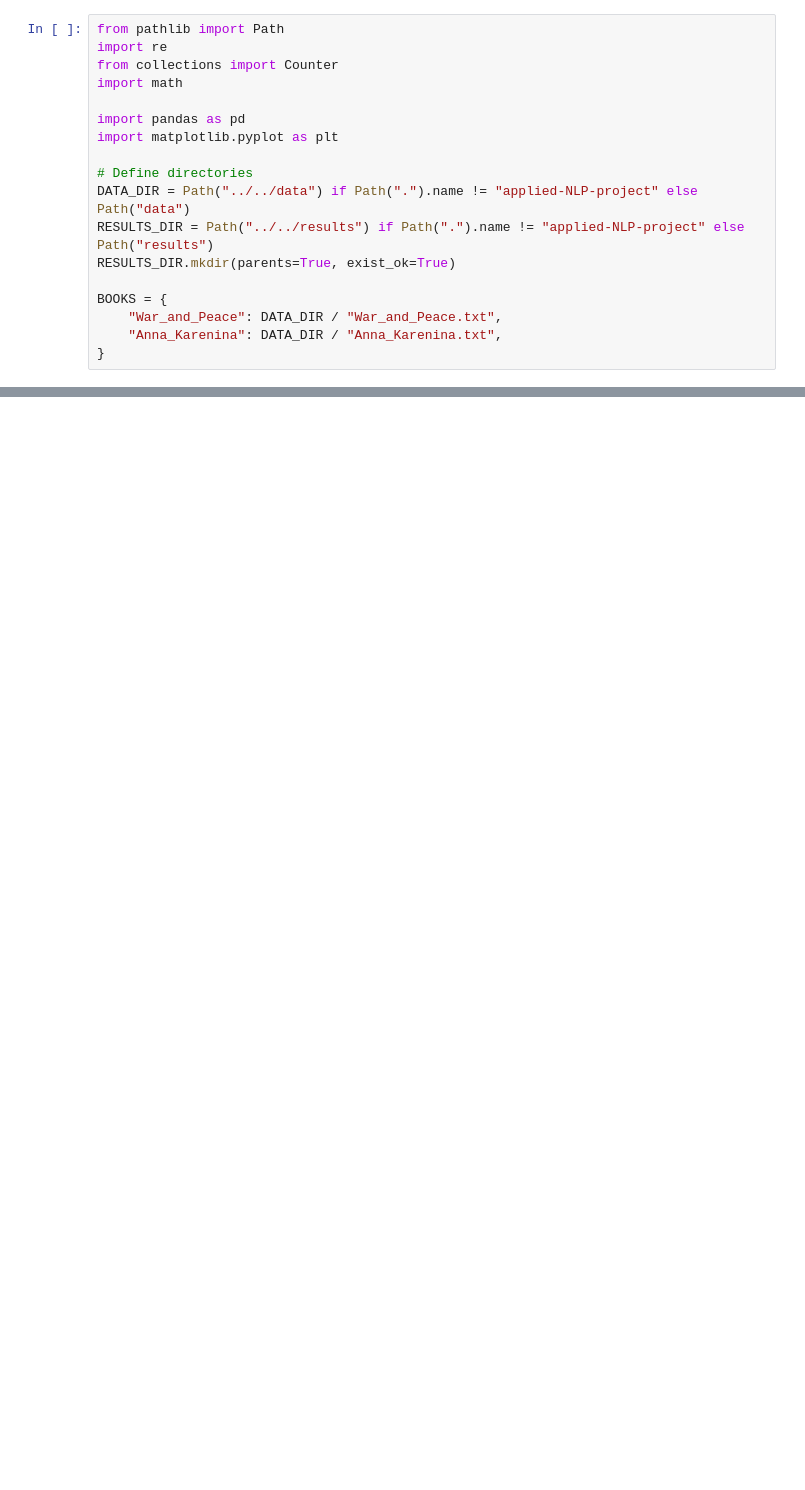
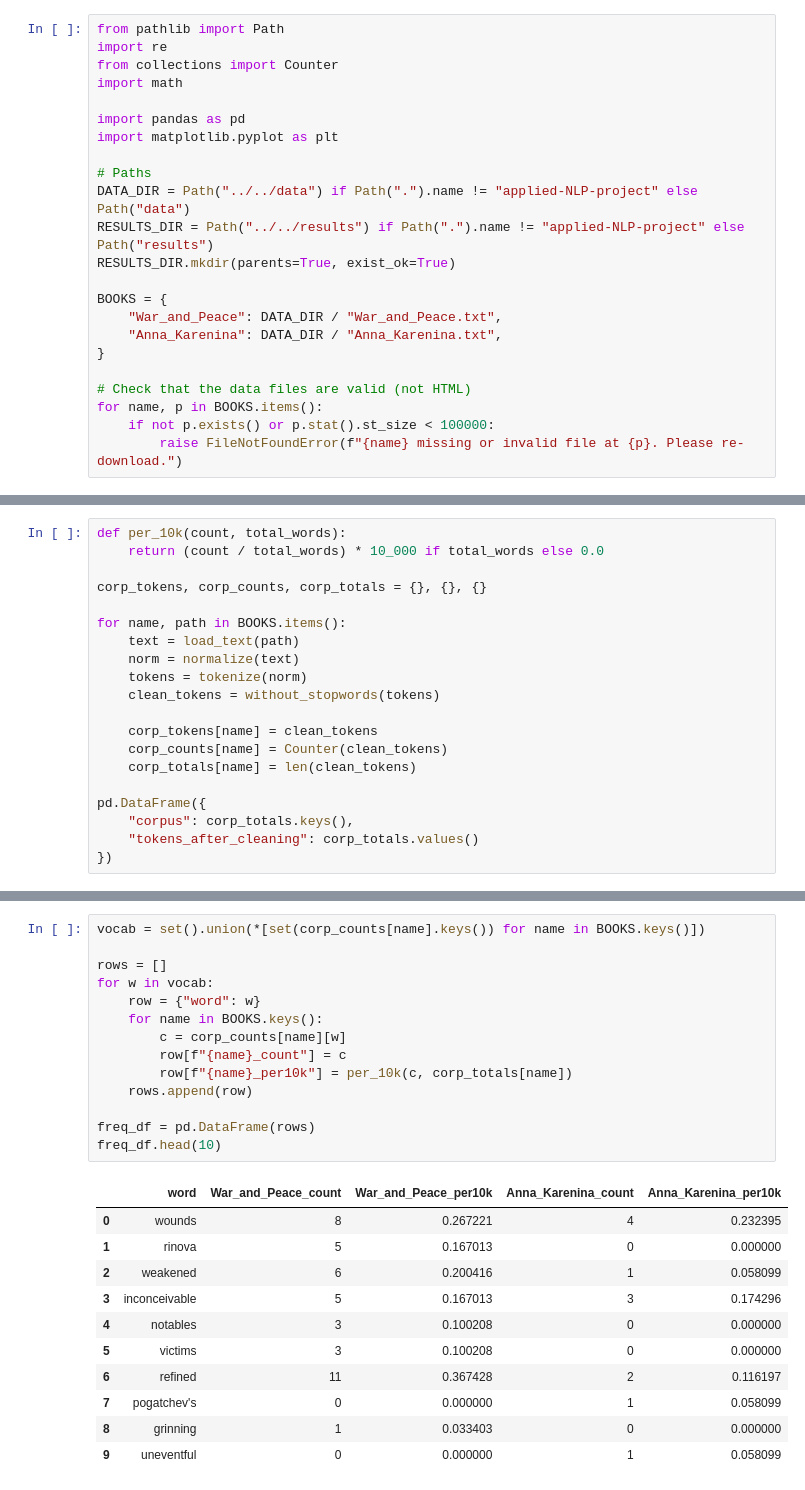
Before and after one commit to doodaa25/applied-NLP-project, a Jupyter notebook: notebooks/frequentwords/01_frequent_words.ipynb, the cells around one changed output, grey strips where cells are left out. Drawn from its saved outputs; the diff is of its cells as text; blank space fills up the shorter version.

Commit message:
Add frequent words analysis, data, and results

```diff
--- a/notebooks/frequentwords/01_frequent_words.ipynb
+++ b/notebooks/frequentwords/01_frequent_words.ipynb
@@ -7,7 +7,7 @@ import math
 import pandas as pd
 import matplotlib.pyplot as plt
 
-# Define directories
+# Paths
 DATA_DIR = Path("../../data") if Path(".").name != "applied-NLP-project" else Path("data")
 RESULTS_DIR = Path("../../results") if Path(".").name != "applied-NLP-project" else Path("results")
 RESULTS_DIR.mkdir(parents=True, exist_ok=True)
@@ -16,3 +16,8 @@ BOOKS = {
     "War_and_Peace": DATA_DIR / "War_and_Peace.txt",
     "Anna_Karenina": DATA_DIR / "Anna_Karenina.txt",
 }
+
+# Check that the data files are valid (not HTML)
+for name, p in BOOKS.items():
+    if not p.exists() or p.stat().st_size < 100000:
+        raise FileNotFoundError(f"{name} missing or invalid file at {p}. Please re-download.")
@@ -20,0 +51,20 @@ ModuleNotFoundError: No module named 'pandas'
+# %%
+def per_10k(count, total_words):
+    return (count / total_words) * 10_000 if total_words else 0.0
+
+corp_tokens, corp_counts, corp_totals = {}, {}, {}
+
+for name, path in BOOKS.items():
+    text = load_text(path)
+    norm = normalize(text)
+    tokens = tokenize(norm)
+    clean_tokens = without_stopwords(tokens)
+
+    corp_tokens[name] = clean_tokens
+    corp_counts[name] = Counter(clean_tokens)
+    corp_totals[name] = len(clean_tokens)
+
+pd.DataFrame({
+    "corpus": corp_totals.keys(),
+    "tokens_after_cleaning": corp_totals.values()
+})
@@ -20,0 +75,26 @@ ModuleNotFoundError: No module named 'pandas'
+# %%
+vocab = set().union(*[set(corp_counts[name].keys()) for name in BOOKS.keys()])
+
+rows = []
+for w in vocab:
+    row = {"word": w}
+    for name in BOOKS.keys():
+        c = corp_counts[name][w]
+        row[f"{name}_count"] = c
+        row[f"{name}_per10k"] = per_10k(c, corp_totals[name])
+    rows.append(row)
+
+freq_df = pd.DataFrame(rows)
+freq_df.head(10)
+# %% [output]
+|  | word | War_and_Peace_count | War_and_Peace_per10k | Anna_Karenina_count | Anna_Karenina_per10k |
+| 0 | wounds | 8 | 0.267221 | 4 | 0.232395 |
+| 1 | rinova | 5 | 0.167013 | 0 | 0.000000 |
+| 2 | weakened | 6 | 0.200416 | 1 | 0.058099 |
+| 3 | inconceivable | 5 | 0.167013 | 3 | 0.174296 |
+| 4 | notables | 3 | 0.100208 | 0 | 0.000000 |
+| 5 | victims | 3 | 0.100208 | 0 | 0.000000 |
+| 6 | refined | 11 | 0.367428 | 2 | 0.116197 |
+| 7 | pogatchev's | 0 | 0.000000 | 1 | 0.058099 |
+| 8 | grinning | 1 | 0.033403 | 0 | 0.000000 |
+| 9 | uneventful | 0 | 0.000000 | 1 | 0.058099 |
```
Also changed, not shown: parts of 8 cells of this notebook, 4 other files.
